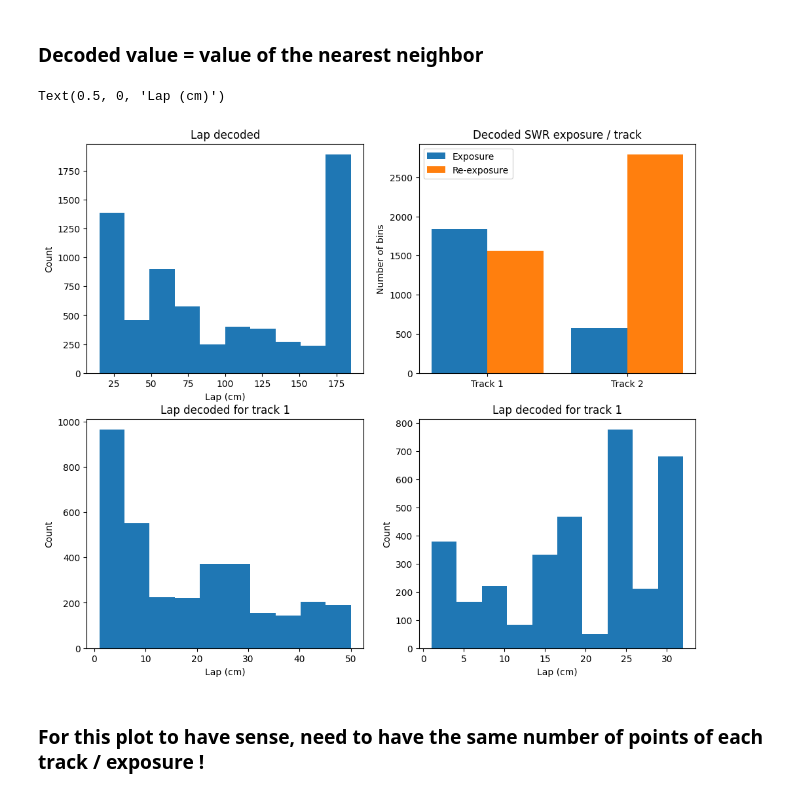
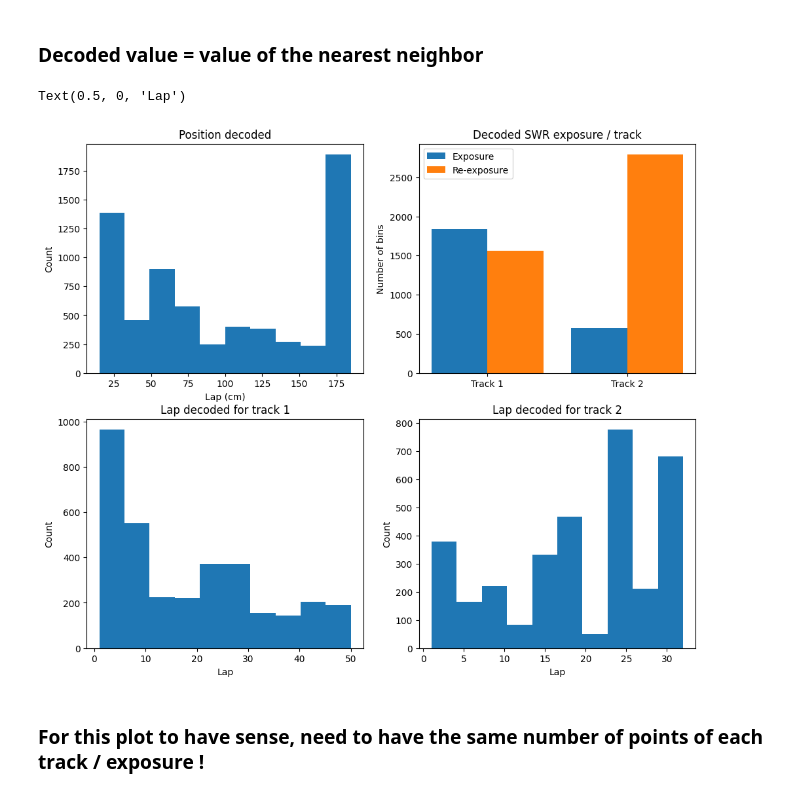
Before and after one commit to bendor-lab/Representational_drift_and_replay_analysis, a Jupyter notebook: Dimension Reduction/UMAP/doubleTrackProjection.ipynb, the cells around one changed output. Drawn from its saved outputs; the diff is of its cells as text; code cells hidden in the pictures.

```diff
--- a/Dimension Reduction/UMAP/doubleTrackProjection.ipynb
+++ b/Dimension Reduction/UMAP/doubleTrackProjection.ipynb
@@ -145,7 +147,7 @@ plt.figure(figsize=(12, 10))  # Increase the width to 12 inches and height to 6
 
 plt.subplot(2, 2, 1)
 plt.hist(dfRep["x"])
-plt.title("Lap decoded")
+plt.title("Position decoded")
 plt.ylabel("Count")
 plt.xlabel("Lap (cm)")
 
@@ -159,37 +161,37 @@ nbRepExpT2 = len(dfRep["exposure"][(dfRep["track"] == 2) & (dfRep["exposure"] ==
 nbRepReExpT2 = len(dfRep["exposure"][(dfRep["track"] == 2) & (dfRep["exposure"] == 2)])
 
 # Define the labels for the bars
 labels = ['Track 1', 'Track 2']
 
 # Define the heights of the bars
 left_bars = [nbRepExpT1, nbRepExpT2]
 right_bars = [nbRepReExpT1, nbRepReExpT2]
 
 # Define the Laps for the bars on the x-axis
 x = np.arange(len(labels))
 rects1 = plt.bar(x - 0.2, left_bars, 0.4, label='Exposure')
 rects2 = plt.bar(x + 0.2, right_bars, 0.4, label='Re-exposure')
 
 # Add labels, title and custom x-axis tick labels, etc.
 plt.ylabel('Number of bins')
 plt.title('Decoded SWR exposure / track')
 plt.xticks(x, labels)
 plt.legend()
 
 plt.subplot(2, 2, 3)
 plt.hist(dfRep[dfRep["track"] == 1]["lap"])
 plt.title("Lap decoded for track 1")
 plt.ylabel("Count")
-plt.xlabel("Lap (cm)")
+plt.xlabel("Lap")
 
 plt.subplot(2, 2, 4)
 plt.hist(dfRep[dfRep["track"] == 2]["lap"])
 plt.title("Lap decoded for track 2")
 plt.ylabel("Count")
-plt.xlabel("Lap (cm)")
+plt.xlabel("Lap")
 # %% [output]
-Text(0.5, 0, 'Lap (cm)')
+Text(0.5, 0, 'Lap')
-[figure, old version]
+[figure, new version]
 # %% [markdown]
 ### For this plot to have sense, need to have the same number of points of each track / exposure !
 # %%
```
Also changed, not shown: parts of 1 cell of this notebook, 14 other files.
